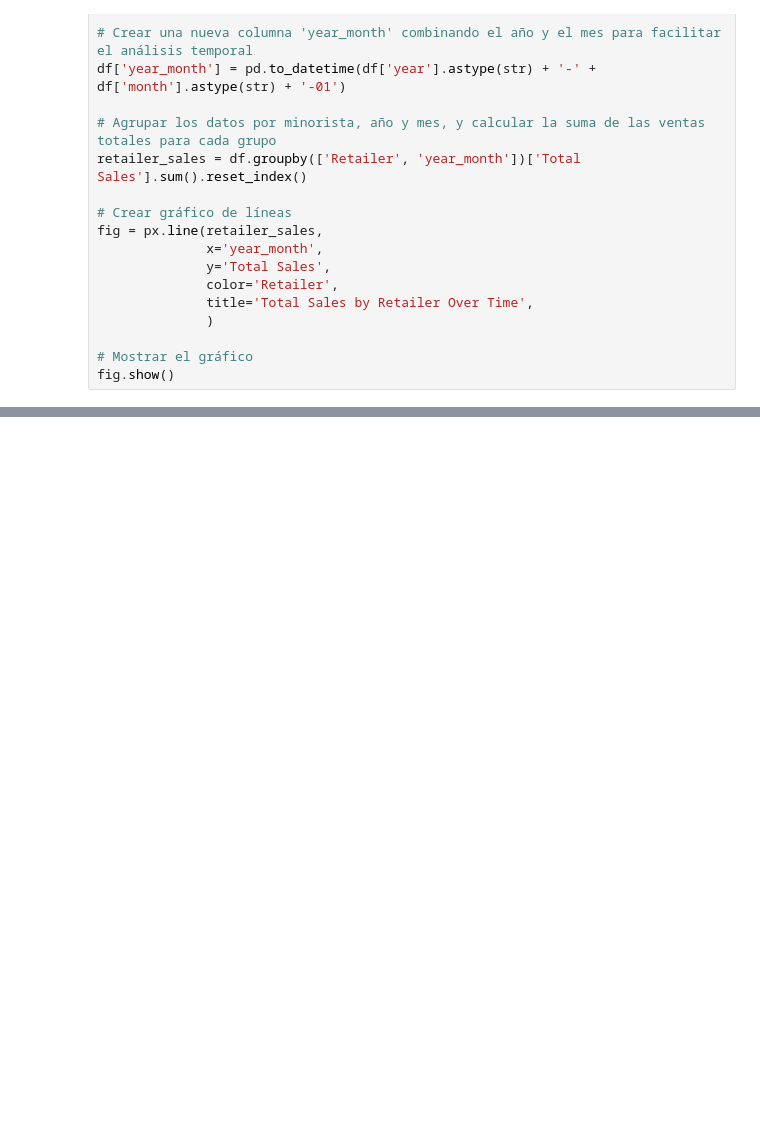
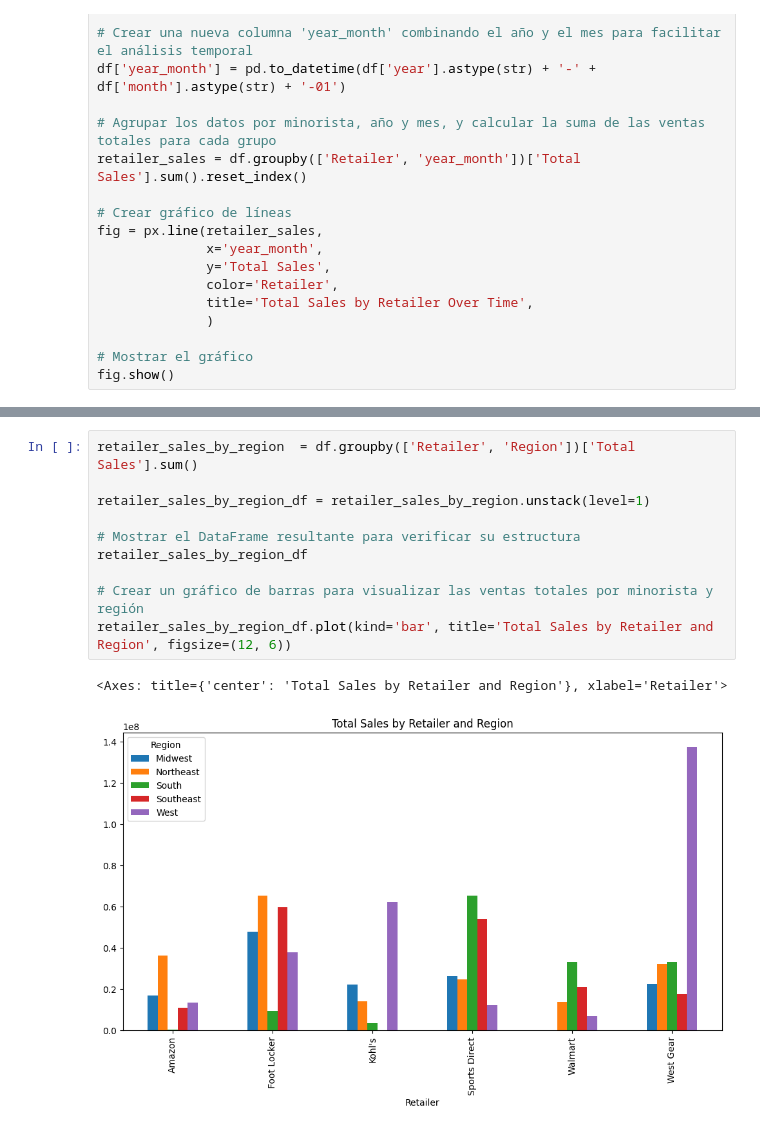
Before and after one commit to Mr-Code-star/Aprendiendo-Python, a Jupyter notebook: propando data set/adidas_dataset.ipynb, the cells around one changed output, grey strips where cells are left out. Saved outputs shown, nothing was run; the diff lists cells and outputs as text; blank space fills up the shorter version.

```diff
--- a/propando data set/adidas_dataset.ipynb
+++ b/propando data set/adidas_dataset.ipynb
@@ -156,0 +167,13 @@ fig.show()
+# %%
+retailer_sales_by_region  = df.groupby(['Retailer', 'Region'])['Total Sales'].sum()
+
+retailer_sales_by_region_df = retailer_sales_by_region.unstack(level=1)
+
+# Mostrar el DataFrame resultante para verificar su estructura
+retailer_sales_by_region_df
+
+# Crear un gráfico de barras para visualizar las ventas totales por minorista y región
+retailer_sales_by_region_df.plot(kind='bar', title='Total Sales by Retailer and Region', figsize=(12, 6))
+# %% [output]
+<Axes: title={'center': 'Total Sales by Retailer and Region'}, xlabel='Retailer'>
+[figure, added]
```
Also changed, not shown: parts of 1 cell of this notebook.
